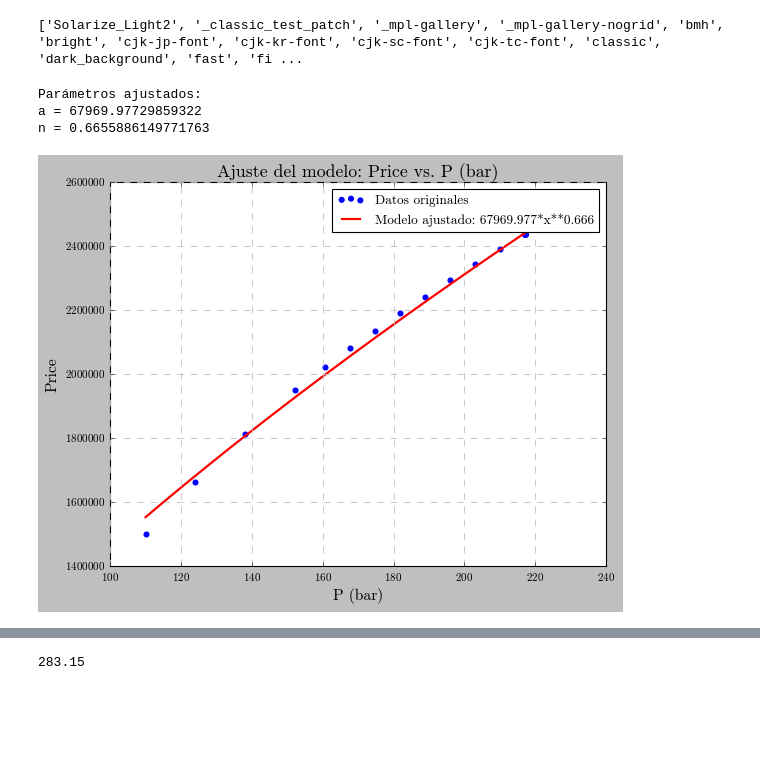
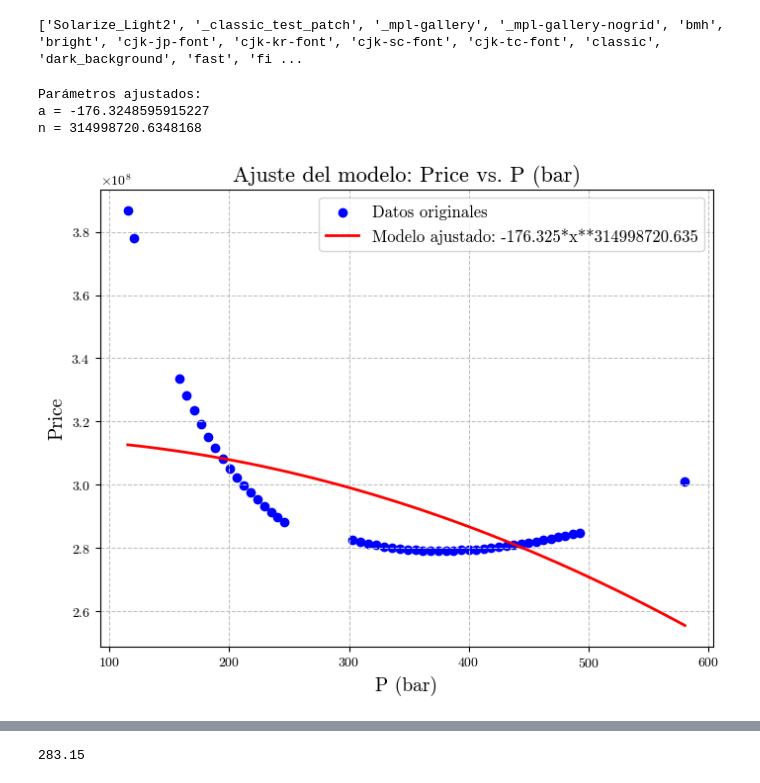
Before and after one commit to SOTO729/8vo, a Jupyter notebook: Dimensionamiento de Equipos/Sistema de Compresión.ipynb, the cells around one changed output, grey strips where cells are left out. Saved outputs shown, nothing was run; the diff lists cells and outputs as text; code cells hidden in the pictures; blank space fills up the shorter version.

```diff
--- a/Dimensionamiento de Equipos/Sistema de Compresión.ipynb
+++ b/Dimensionamiento de Equipos/Sistema de Compresión.ipynb
@@ -3,7 +3,7 @@ import numpy as np
 import pandas as pd
 # %%
 rho_tank=4500 #kg/m3
-m=4/86400#ton/s
+m=24/86400#ton/s
 P=410#bar
 T=273.15+25
 T1=T
@@ -256,7 +256,7 @@ NA="Nickel Alloy"
 import numpy as np
 from scipy.optimize import root
 
-def calcular_dimension_tanque(P, m, crit, tipo, rho_tank, T=300, x0=[1, 1]):
+def calcular_dimension_tanque(P, m, crit, tipo, rho_tank, T=300, x0=[1, 4]):
     """
     Calcula las dimensiones, espesor y masa de un tanque en base a parámetros de entrada.
 
@@ -286,7 +286,7 @@ def calcular_dimension_tanque(P, m, crit, tipo, rho_tank, T=300, x0=[1, 1]):
     # Se recalcula V_objetivo usando el método de Peng–Robinson (se asume PRv2 está definida)
     resul_peng = PRv2(crit['Tc'][0], crit['Pc'][0], crit['PM'][0], crit['w'][0], T, (P)*100)
     z = np.real(max(np.roots([1, resul_peng['m'], resul_peng['n'], resul_peng['o']])))
-    r1 = (100 * P1 * crit['PM'][0]) / (z * 8.314 * T)
+    r1 = (100 * P * crit['PM'][0]) / (z * 8.314 * T)
     V1 = m / r1
     V_objetivo = V1
 
@@ -420,7 +420,7 @@ T1="Type I"
 T2="Type II"
 T3="Type III & IV"
 # %%
-Pes=list(np.linspace(110,800))
+Pes=list(np.linspace(110,500))
 # %%
 m
 # %% [output]
@@ -580,11 +478,13 @@ for i in range(len(Pes)):
     P2_target = P
 
     # Cálculo del número de etapas
-    N_etapas = np.ceil((np.log(P2_target) / np.log(Po)) / np.log(3))
+    N_etapas = np.ceil(np.log((P2_target) / (Po)) / np.log(2))
     stages.append(N_etapas)
 
+    r, pressures = pressure_increment_per_stage(Po, P2_target, int(N_etapas))
+    pressures.pop(0)
     # Se calcula el valor “sin límite” para el incremento de presión en cada etapa
-    p_etapa = P_diff / N_etapas
+
 
     # Se inicializa la lista de presiones. El primer valor es la presión base Po.
     P_acum = [Po]
@@ -608,14 +508,14 @@ for i in range(len(Pes)):
             allowed_increment = 2 * P_acum[-1]
 
         # Se aplica la restricción: se toma el mínimo entre el valor calculado originalmente y el permitido.
-        p_etapa_actual = min(p_etapa, allowed_increment)
+        p_etapa_actual = pressures[j]/2
 
         # Se calculan las presiones de entrada y salida de la etapa
         P1 = sum(P_acum)
         P_acum.append(p_etapa_actual)
         P2 = sum(P_acum)
 
-        print(f"P1: {P1}, P2: {P2}, eta: {eta}, m: {m}")
+
 
         # Resolver para el trabajo reversible utilizando root
         x0 = [1.0]
@@ -627,15 +527,15 @@ for i in range(len(Pes)):
 
         # Cálculo del trabajo y otros parámetros
         tkñ = sol.x[0]  # Valor obtenido para T2 (en K)
-        print('kkkkkkk', tkñ)
+        #print('kkkkkkk', tkñ)
         resultado = trabajo_reversible(m, P1, P2, eta, tkñ - 273.15, 298.15)
-        print(f"W: {resultado:.20f} kW")
+        #print(f"W: {resultado:.20f} kW")
 
         # Resolver la ecuación de balance
         solucion = root(balance, x0, args=(tkñ, Tref_val, m), method='hybr')
         if solucion.success:
             x_encontrado = solucion.x[0]
-            print(f"Solución encontrada: x = {x_encontrado:.6f}")
+
 
             # Se actualizan los acumuladores de datos de la etapa
             Temps.append(25 + 273.15)
@@ -693,9 +593,10 @@ for i in range(len(Pes)):
     waterr.append(df_compresores.loc[tot_idx]['Cooling H2O (kg/s)'])
 
     # Cálculo de dimensiones del tanque y su costo
-    resultadot = calcular_dimension_tanque(df_compresores.loc[tot_idx]['P (bar)'], 10000, crit, 'hemi', 4500)
+    resultadot = calcular_dimension_tanque(df_compresores.loc[tot_idx]['P (bar)'], (((m*86400)*1e3)*(4/24))*2.5, crit, 'hemi', 4500)
     calculator1 = TankCostCalculator("Type I", resultadot['masa'] * 1e3)
-    total_price = calculator.final #+ calculator1.final
+
+    total_price =  calculator1.final + calculator.final
     price_list.append(total_price)
 
     # Crear un diccionario que combine los datos totales y la info de calculator
@@ -1002,7 +867,7 @@ y = df_resultados['price'].values
 
 # Definir el modelo: f(x) = a * x^n
 def model_func(x, a, n):
-    return a * x**n
+    return a * x**2+n
 
 # Estimar valores iniciales para los parámetros (p0) es muy importante en la optimización no lineal
 p0 = [1.0, 1.0]  # a = 1, n = 1, por ejemplo
@@ -1015,36 +880,36 @@ popt, pcov = curve_fit(
     y,
     p0=p0,
     method='trf',
     xtol=1e-3,         # Tolerancia en los cambios en la solución
     max_nfev=10000      # Número máximo de evaluaciones de la función
 )
 
 # Los parámetros optimizados se almacenan en popt
 a_fit, n_fit = popt
 
 print("Parámetros ajustados:")
 print("a =", a_fit)
 print("n =", n_fit)
 
 # Crear puntos para graficar el modelo ajustado en el rango de los datos
 x_fit = np.linspace(x.min(), x.max(), 100)
 y_fit = model_func(x_fit, a_fit, n_fit)
 
 # Graficar los datos originales y la curva ajustada
 plt.figure(figsize=(8, 6))
 plt.scatter(x, y, label='Datos originales', color='blue')
 plt.plot(x_fit, y_fit, label=f'Modelo ajustado: {a_fit:.3f}*x**{n_fit:.3f}', color='red', linewidth=2)
 plt.xlabel("P (bar)", fontsize=14)
 plt.ylabel("Price", fontsize=14)
 plt.title("Ajuste del modelo: Price vs. P (bar)", fontsize=16)
 plt.legend(fontsize=12)
 plt.grid(True)
 plt.show()
 # %% [output]
 Parámetros ajustados:
-a = 67969.97729859322
-n = 0.6655886149771763
+a = -176.3248595915227
+n = 314998720.6348168
-[figure, old version]
+[figure, new version]
 # %%
 import numpy as np
 import pandas as pd
```
Also changed, not shown: parts of 17 cells of this notebook, 1 other file.
